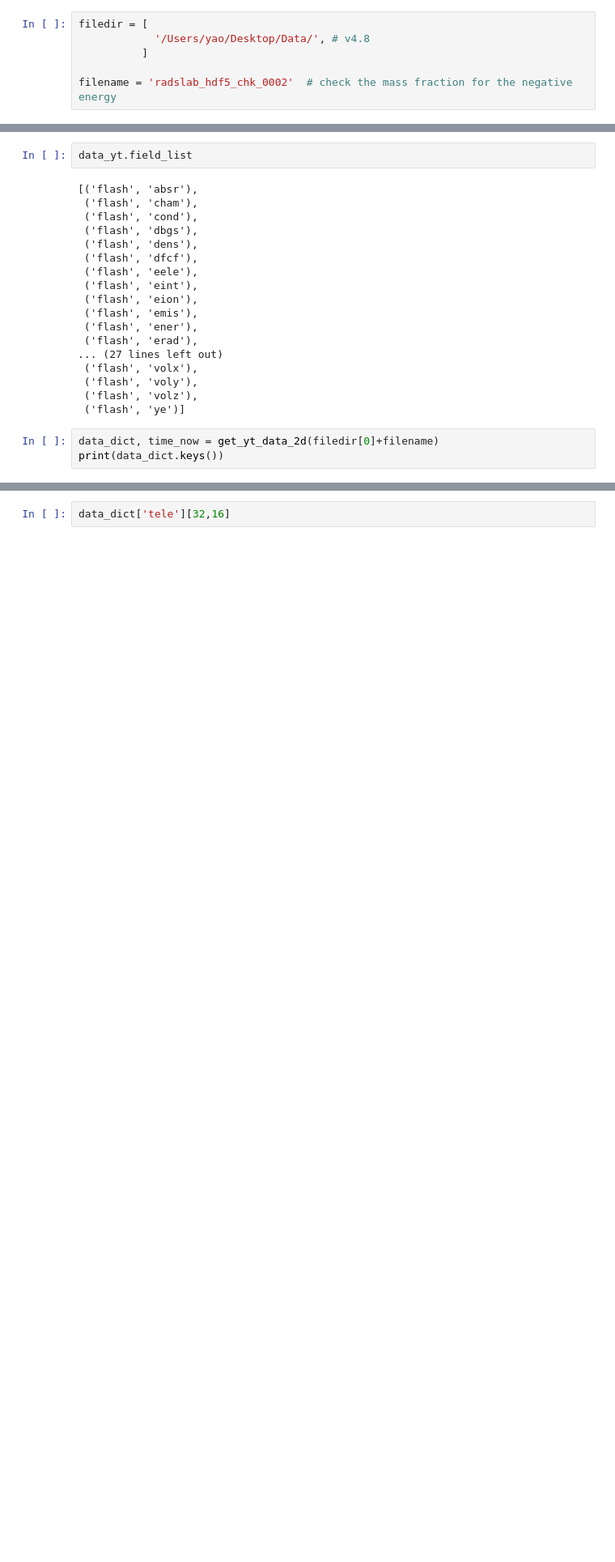
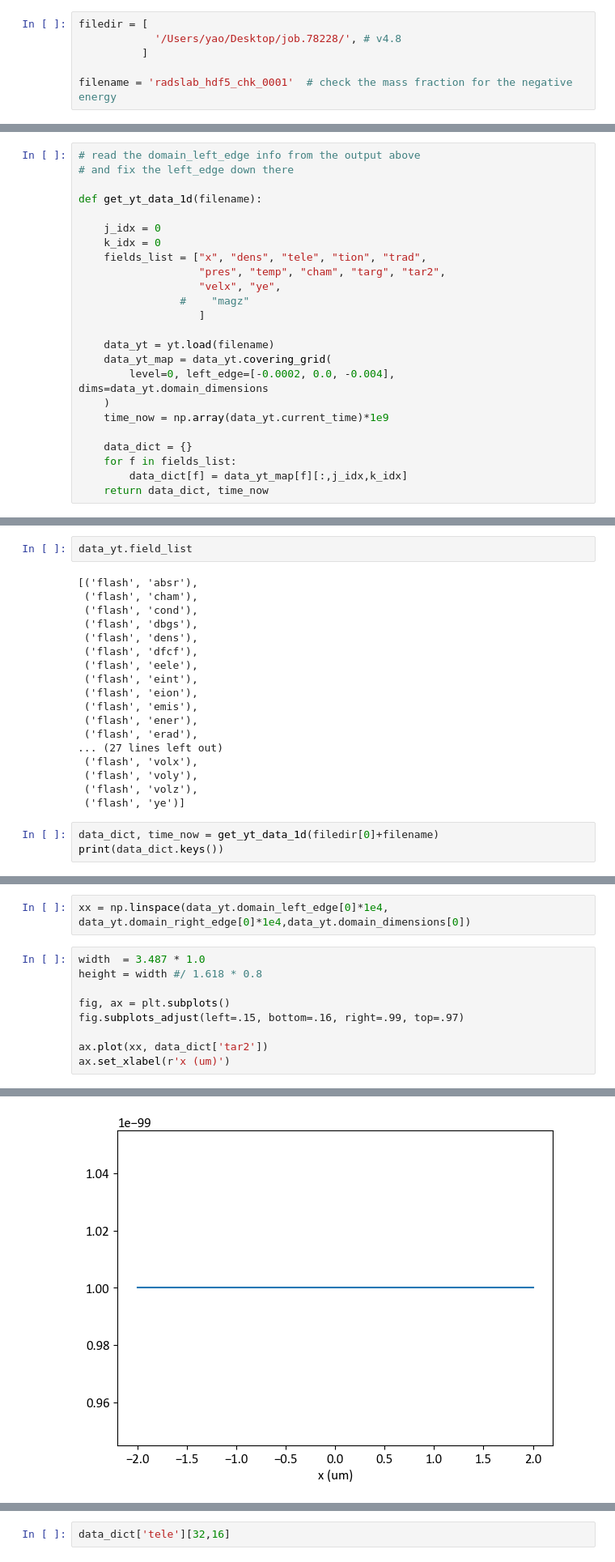
Before and after one commit to weipengyao/scripts, a Jupyter notebook: opacity_flash_test.ipynb, the cells around one changed output, grey strips where cells are left out. Shown at 81% size. Cells and saved outputs as stored; diff of their text form; blank space fills up the shorter version.

```diff
--- a/opacity_flash_test.ipynb
+++ b/opacity_flash_test.ipynb
@@ -26,9 +30,9 @@ def get_yt_data_2d(filename):
 # %%
 filedir = [
-            '/Users/yao/Desktop/Data/', # v4.8
+            '/Users/yao/Desktop/job.78228/', # v4.8
           ]
 
-filename = 'radslab_hdf5_chk_0002'  # check the mass fraction for the negative energy
+filename = 'radslab_hdf5_chk_0001'  # check the mass fraction for the negative energy
 # %%
 data_yt = yt.load(filedir[0]+filename)
 data_yt_map = data_yt.covering_grid(level=0, left_edge=[0, 0.0, 0.0], dims=data_yt.domain_dimensions)
@@ -42,0 +47,24 @@ yt : [INFO     ] 2024-09-18 12:26:56,378 Parameters: cosmological_simulation   =
+# %%
+# read the domain_left_edge info from the output above
+# and fix the left_edge down there
+
+def get_yt_data_1d(filename):
+
+    j_idx = 0
+    k_idx = 0
+    fields_list = ["x", "dens", "tele", "tion", "trad",
+                   "pres", "temp", "cham", "targ", "tar2",
+                   "velx", "ye",
+                #    "magz"
+                   ]
+
+    data_yt = yt.load(filename)
+    data_yt_map = data_yt.covering_grid(
+        level=0, left_edge=[-0.0002, 0.0, -0.004], dims=data_yt.domain_dimensions
+    )
+    time_now = np.array(data_yt.current_time)*1e9
+
+    data_dict = {}
+    for f in fields_list:
+        data_dict[f] = data_yt_map[f][:,j_idx,k_idx]
+    return data_dict, time_now
@@ -61,6 +110,6 @@ data_yt.field_list
  ('flash', 'volz'),
  ('flash', 'ye')]
 # %%
-data_dict, time_now = get_yt_data_2d(filedir[0]+filename)
+data_dict, time_now = get_yt_data_1d(filedir[0]+filename)
 print(data_dict.keys())
 # %% [output]
@@ -73,0 +123,12 @@ dict_keys(['dens', 'tele', 'tion', 'trad', 'pres', 'ye'])
+# %%
+xx = np.linspace(data_yt.domain_left_edge[0]*1e4, data_yt.domain_right_edge[0]*1e4,data_yt.domain_dimensions[0])
+# %%
+width  = 3.487 * 1.0
+height = width #/ 1.618 * 0.8
+
+fig, ax = plt.subplots()
+fig.subplots_adjust(left=.15, bottom=.16, right=.99, top=.97)
+
+ax.plot(xx, data_dict['tar2'])
+ax.set_xlabel(r'x (um)')
+# %% [output]
@@ -74,3 +136,4 @@ dict_keys(['dens', 'tele', 'tion', 'trad', 'pres', 'ye'])
+[figure, added]
 # %%
 import matplotlib as mpl
 
```
Also changed, not shown: parts of 6 cells of this notebook, 5 other files.
